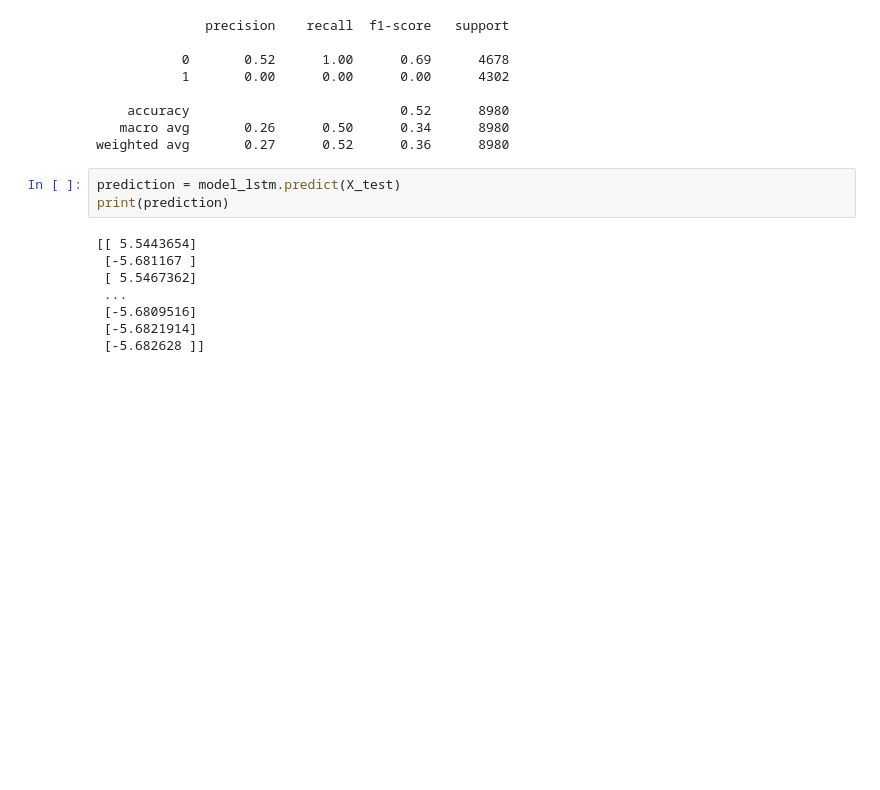
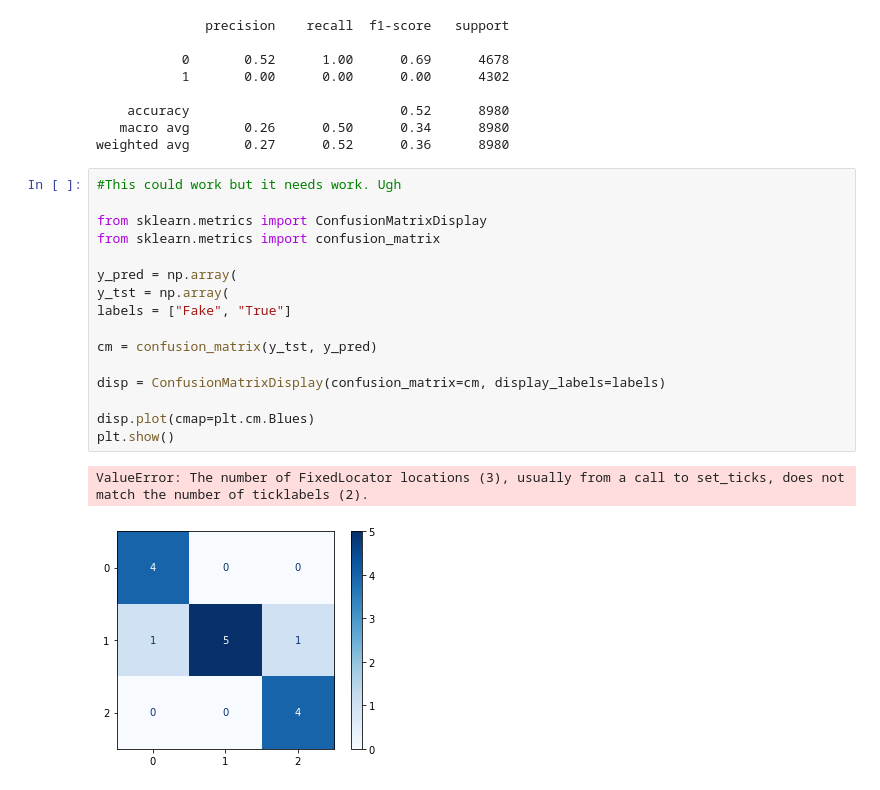
Before and after one commit to rainbowjoy1/MachineLearningClass, a Jupyter notebook: QB for Mandatory Assignment 2.ipynb, the cells around one changed output. Drawn from its saved outputs; the diff is of its cells as text; blank space fills up the shorter version.

```diff
--- a/QB for Mandatory Assignment 2.ipynb
+++ b/QB for Mandatory Assignment 2.ipynb
@@ -337,17 +296,25 @@ print(classification_report(y_test, predicted))
     accuracy                           0.52      8980
    macro avg       0.26      0.50      0.34      8980
 weighted avg       0.27      0.52      0.36      8980
-# %%
-prediction = model_lstm.predict(X_test)
-print(prediction)
-# %% [output]
-[[ 5.5443654]
- [-5.681167 ]
- [ 5.5467362]
- ...
- [-5.6809516]
- [-5.6821914]
- [-5.682628 ]]
+# %%
+#This could work but it needs work. Ugh
+
+from sklearn.metrics import ConfusionMatrixDisplay
+from sklearn.metrics import confusion_matrix
+
+y_pred = np.array(
+y_tst = np.array(
+labels = ["Fake", "True"]
+
+cm = confusion_matrix(y_tst, y_pred)
+
+disp = ConfusionMatrixDisplay(confusion_matrix=cm, display_labels=labels)
+
+disp.plot(cmap=plt.cm.Blues)
+plt.show()
+# %% [output]
+ValueError: The number of FixedLocator locations (3), usually from a call to set_ticks, does not match the number of ticklabels (2).
+[figure, added]
 # %%
 results = model_lstm.evaluate(X_test, y_test, batch_size=128)
 print("test loss, test accuracy:", results)
```
Also changed, not shown: parts of 23 cells of this notebook.
